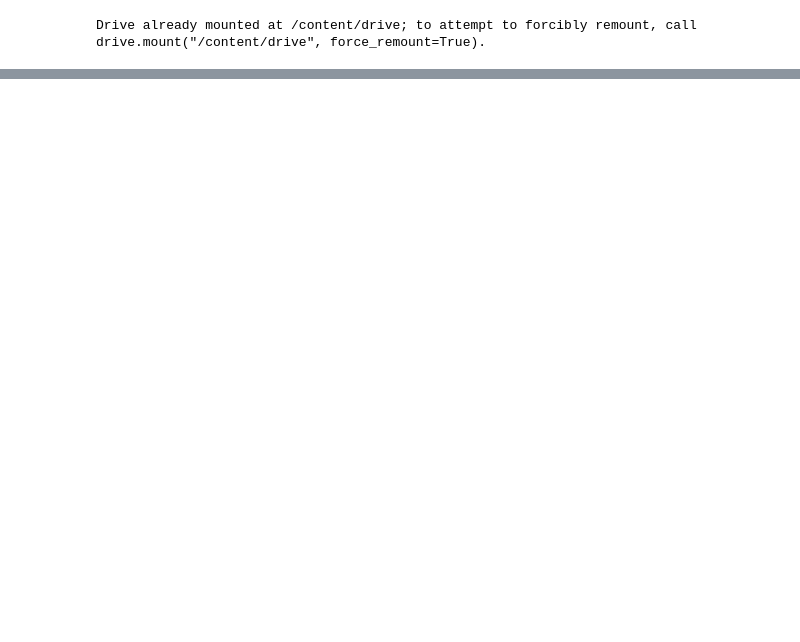
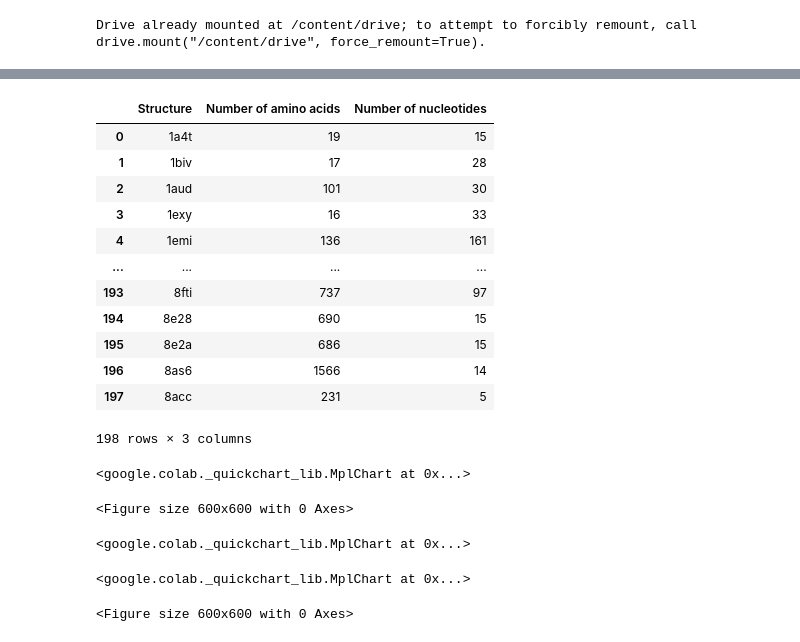
Before and after one commit to EnnesJp/Monografia-Sistemas-de-Informacao, a Jupyter notebook: I/MSI_JoaoPedroEnnes.ipynb, the cells around one changed output, grey strips where cells are left out. Cells and saved outputs as stored; diff of their text form; code cells hidden in the pictures; blank space fills up the shorter version.

Commit message:
plot some scatters and histograms

```diff
--- a/I/MSI_JoaoPedroEnnes.ipynb
+++ b/I/MSI_JoaoPedroEnnes.ipynb
@@ -109,2 +109,69 @@ print(protein_df)
 
 [198 rows x 2 columns]
+# %%
+df = pd.merge(protein_df, rna_df, on = "Structure")
+
+df
+# %% [output]
+|  | Structure | Number of amino acids | Number of nucleotides |
+| 0 | 1a4t | 19 | 15 |
+| 1 | 1biv | 17 | 28 |
+| 2 | 1aud | 101 | 30 |
+| 3 | 1exy | 16 | 33 |
+| 4 | 1emi | 136 | 161 |
+| ... | ... | ... | ... |
+| 193 | 8fti | 737 | 97 |
+| 194 | 8e28 | 690 | 15 |
+| 195 | 8e2a | 686 | 15 |
+| 196 | 8as6 | 1566 | 14 |
+| 197 | 8acc | 231 | 5 |
+198 rows × 3 columns
+# %%
+import numpy as np
+from google.colab import autoviz
+
+def aminoacids_scatter_plot(df, x_colname, y_colname, figscale=1, alpha=.8):
+  from matplotlib import pyplot as plt
+  plt.figure(figsize=(6 * figscale, 6 * figscale))
+  df.plot(kind='scatter', x=x_colname, y=y_colname, s=(32 * figscale), alpha=alpha)
+  plt.gca().spines[['top', 'right',]].set_visible(False)
+  plt.tight_layout()
+  return autoviz.MplChart.from_current_mpl_state()
+
+chart = aminoacids_scatter_plot(_df_3, *['index', 'Number of amino acids'], **{})
+chart
+# %% [output]
+<google.colab._quickchart_lib.MplChart at 0x...>
+<Figure size 600x600 with 0 Axes>
+# %%
+import numpy as np
+from google.colab import autoviz
+
+def aminoacids_histogram(df, colname, num_bins=20, figscale=1):
+  from matplotlib import pyplot as plt
+  df[colname].plot(kind='hist', bins=num_bins, title=colname, figsize=(8*figscale, 4*figscale))
+  plt.gca().spines[['top', 'right',]].set_visible(False)
+  plt.tight_layout()
+  return autoviz.MplChart.from_current_mpl_state()
+
+chart = aminoacids_histogram(_df_1, *['Number of amino acids'], **{})
+chart
+# %% [output]
+<google.colab._quickchart_lib.MplChart at 0x...>
+# %%
+import numpy as np
+from google.colab import autoviz
+
+def nucleotides_scatter_plot(df, x_colname, y_colname, figscale=1, alpha=.8):
+  from matplotlib import pyplot as plt
+  plt.figure(figsize=(6 * figscale, 6 * figscale))
+  df.plot(kind='scatter', x=x_colname, y=y_colname, s=(32 * figscale), alpha=alpha)
+  plt.gca().spines[['top', 'right',]].set_visible(False)
+  plt.tight_layout()
+  return autoviz.MplChart.from_current_mpl_state()
+
+chart = nucleotides_scatter_plot(_df_3, *['index', 'Number of nucleotides'], **{})
+chart
+# %% [output]
+<google.colab._quickchart_lib.MplChart at 0x...>
+<Figure size 600x600 with 0 Axes>
```
Also changed, not shown: parts of 4 cells of this notebook.
